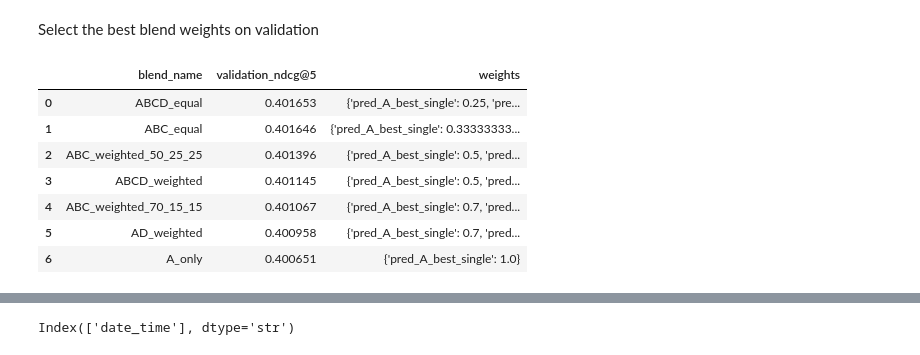
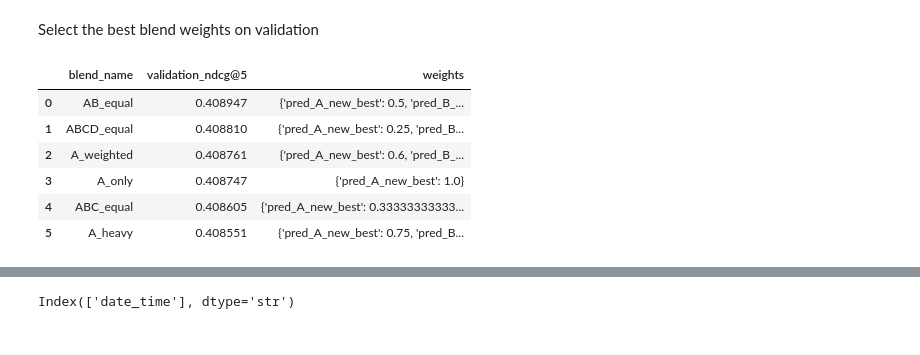
Before and after one commit to FieBergli/DMT_A2, a Jupyter notebook: task4_with_blending.ipynb, the cells around one changed output, grey strips where cells are left out. Cells and saved outputs as stored; diff of their text form; code cells hidden in the pictures.

```diff
--- a/task4_with_blending.ipynb
+++ b/task4_with_blending.ipynb
@@ -712,40 +755,73 @@ Select the best blend weights on validation
 # If the best blend is higher than the best single model, use that blend for Kaggle.
 # If it is roughly equal, it may still be worth submitting because blends can be more stable.
 
+# blend_candidates = {
+#     "A_only": {
+#         "pred_A_best_single": 1.00
+#     },
+#     "ABC_equal": {
+#         "pred_A_best_single": 1/3,
+#         "pred_B_large_tree": 1/3,
+#         "pred_C_mid_child": 1/3
+#     },
+#     "ABC_weighted_50_25_25": {
+#         "pred_A_best_single": 0.50,
+#         "pred_B_large_tree": 0.25,
+#         "pred_C_mid_child": 0.25
+#     },
+#     "ABC_weighted_70_15_15": {
+#         "pred_A_best_single": 0.70,
+#         "pred_B_large_tree": 0.15,
+#         "pred_C_mid_child": 0.15
+#     },
+#     "ABCD_equal": {
+#         "pred_A_best_single": 0.25,
+#         "pred_B_large_tree": 0.25,
+#         "pred_C_mid_child": 0.25,
+#         "pred_D_lower_lr": 0.25
+#     },
+#     "ABCD_weighted": {
+#         "pred_A_best_single": 0.50,
+#         "pred_B_large_tree": 0.20,
+#         "pred_C_mid_child": 0.20,
+#         "pred_D_lower_lr": 0.10
+#     },
+#     "AD_weighted": {
+#         "pred_A_best_single": 0.70,
+#         "pred_D_lower_lr": 0.30
+#     }
+# }
+
 blend_candidates = {
     "A_only": {
-        "pred_A_best_single": 1.00
+        "pred_A_new_best": 1.0
+    },
+    "AB_equal": {
+        "pred_A_new_best": 0.5,
+        "pred_B_old_best": 0.5
     },
     "ABC_equal": {
-        "pred_A_best_single": 1/3,
-        "pred_B_large_tree": 1/3,
-        "pred_C_mid_child": 1/3
-    },
-    "ABC_weighted_50_25_25": {
-        "pred_A_best_single": 0.50,
-        "pred_B_large_tree": 0.25,
-        "pred_C_mid_child": 0.25
-    },
-    "ABC_weighted_70_15_15": {
-        "pred_A_best_single": 0.70,
-        "pred_B_large_tree": 0.15,
-        "pred_C_mid_child": 0.15
+        "pred_A_new_best": 1/3,
+        "pred_B_old_best": 1/3,
+        "pred_C_lower_lr": 1/3
     },
     "ABCD_equal": {
-        "pred_A_best_single": 0.25,
-        "pred_B_large_tree": 0.25,
-        "pred_C_mid_child": 0.25,
-        "pred_D_lower_lr": 0.25
+        "pred_A_new_best": 0.25,
+        "pred_B_old_best": 0.25,
+        "pred_C_lower_lr": 0.25,
+        "pred_D_large_tree": 0.25
     },
-    "ABCD_weighted": {
-        "pred_A_best_single": 0.50,
-        "pred_B_large_tree": 0.20,
-        "pred_C_mid_child": 0.20,
-        "pred_D_lower_lr": 0.10
+    "A_weighted": {
+        "pred_A_new_best": 0.60,
+        "pred_B_old_best": 0.20,
+        "pred_C_lower_lr": 0.10,
+        "pred_D_large_tree": 0.10
     },
-    "AD_weighted": {
-        "pred_A_best_single": 0.70,
-        "pred_D_lower_lr": 0.30
+    "A_heavy": {
+        "pred_A_new_best": 0.75,
+        "pred_B_old_best": 0.15,
+        "pred_C_lower_lr": 0.05,
+        "pred_D_large_tree": 0.05
     }
 }
 
@@ -762,38 +838,37 @@ for blend_name, weights in blend_candidates.items():
         tmp,
         y_true_col="relevance",
         y_score_col="blend_prediction",
         group_col="srch_id",
         k=5
     )
 
     blend_results.append({
         "blend_name": blend_name,
         "validation_ndcg@5": blend_score,
         "weights": weights
     })
 
 blend_results = pd.DataFrame(blend_results).sort_values(
     "validation_ndcg@5",
     ascending=False
 ).reset_index(drop=True)
 
 display(blend_results)
 
 best_blend = blend_results.iloc[0]
 best_blend_name = best_blend["blend_name"]
 best_blend_weights = best_blend["weights"]
 
 print("Best blend:")
 print(best_blend_name)
 print(best_blend["validation_ndcg@5"])
 print(best_blend_weights)
 # %% [output]
 |  | blend_name | validation_ndcg@5 | weights |
-| 0 | ABCD_equal | 0.401653 | {'pred_A_best_single': 0.25, 'pre... |
-| 1 | ABC_equal | 0.401646 | {'pred_A_best_single': 0.33333333... |
-| 2 | ABC_weighted_50_25_25 | 0.401396 | {'pred_A_best_single': 0.5, 'pred... |
-| 3 | ABCD_weighted | 0.401145 | {'pred_A_best_single': 0.5, 'pred... |
-| 4 | ABC_weighted_70_15_15 | 0.401067 | {'pred_A_best_single': 0.7, 'pred... |
-| 5 | AD_weighted | 0.400958 | {'pred_A_best_single': 0.7, 'pred... |
-| 6 | A_only | 0.400651 | {'pred_A_best_single': 1.0} |
+| 0 | AB_equal | 0.408947 | {'pred_A_new_best': 0.5, 'pred_B_... |
+| 1 | ABCD_equal | 0.408810 | {'pred_A_new_best': 0.25, 'pred_B... |
+| 2 | A_weighted | 0.408761 | {'pred_A_new_best': 0.6, 'pred_B_... |
+| 3 | A_only | 0.408747 | {'pred_A_new_best': 1.0} |
+| 4 | ABC_equal | 0.408605 | {'pred_A_new_best': 0.33333333333... |
+| 5 | A_heavy | 0.408551 | {'pred_A_new_best': 0.75, 'pred_B... |
 Best blend:
```
Also changed, not shown: parts of 10 cells of this notebook, 9 other files.
